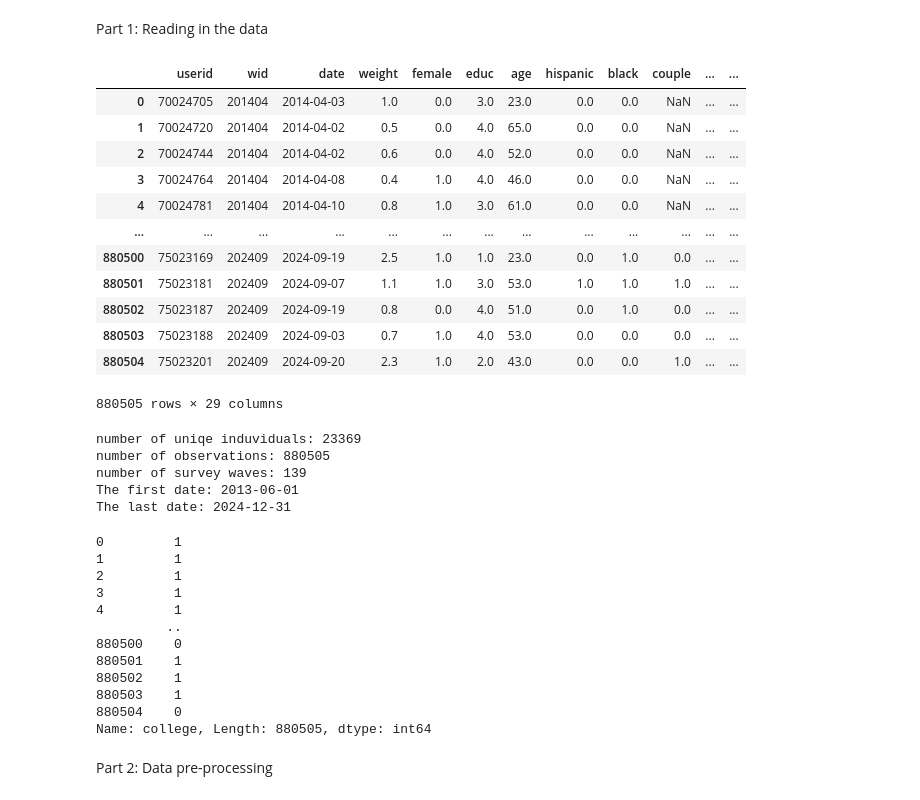
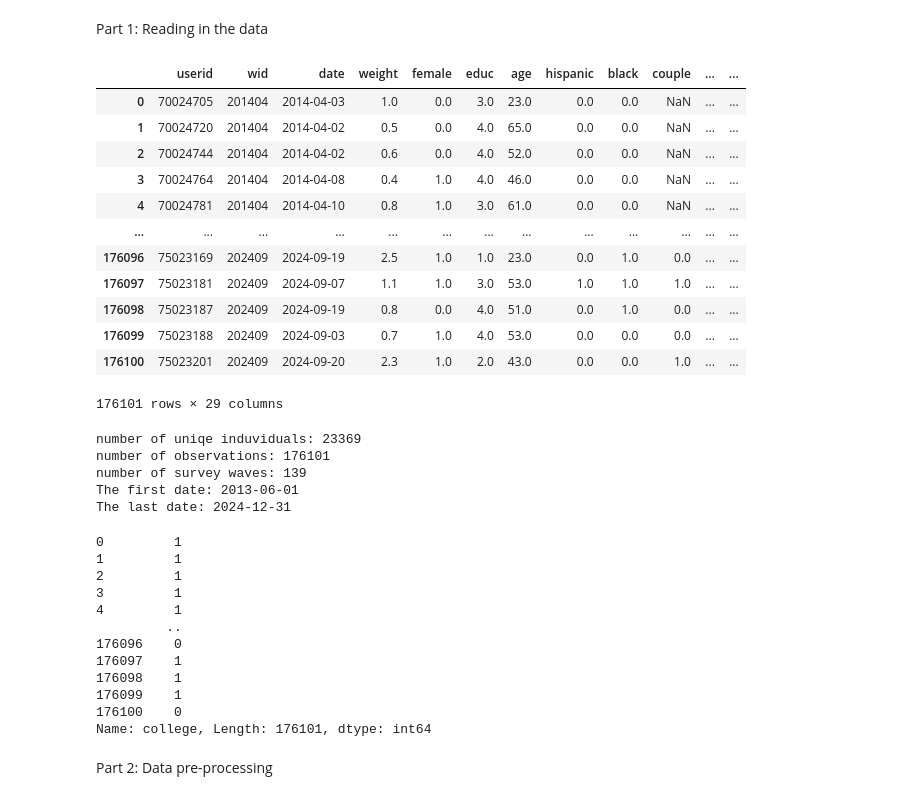
Before and after one commit to Sophiabevers/TECH2-Group-term-paper, a Jupyter notebook: Termpaper final.ipynb, the cells around one changed output. Cells and saved outputs as stored; diff of their text form; code cells hidden in the pictures.

```diff
--- a/Termpaper final.ipynb
+++ b/Termpaper final.ipynb
@@ -7,26 +7,28 @@ import glob
 Part 1:
 Reading in the data
 # %%
-
+#read in files using glob library and for loop
+files = glob.glob('../TECH2-GROUP-TERM-PAPER/data/*.csv')
+dfs = []
 for file in files:
     df = pd.read_csv(file, sep= ';', parse_dates = ['date'])
     dfs.append(df)
 df = pd.concat(dfs, ignore_index = True)
 df
 # %% [output]
 |  | userid | wid | date | weight | female | educ | age | hispanic | black | couple | ... | ... |
 | 0 | 70024705 | 201404 | 2014-04-03 | 1.0 | 0.0 | 3.0 | 23.0 | 0.0 | 0.0 | NaN | ... | ... |
 | 1 | 70024720 | 201404 | 2014-04-02 | 0.5 | 0.0 | 4.0 | 65.0 | 0.0 | 0.0 | NaN | ... | ... |
 | 2 | 70024744 | 201404 | 2014-04-02 | 0.6 | 0.0 | 4.0 | 52.0 | 0.0 | 0.0 | NaN | ... | ... |
 | 3 | 70024764 | 201404 | 2014-04-08 | 0.4 | 1.0 | 4.0 | 46.0 | 0.0 | 0.0 | NaN | ... | ... |
 | 4 | 70024781 | 201404 | 2014-04-10 | 0.8 | 1.0 | 3.0 | 61.0 | 0.0 | 0.0 | NaN | ... | ... |
 | ... | ... | ... | ... | ... | ... | ... | ... | ... | ... | ... | ... | ... |
-| 880500 | 75023169 | 202409 | 2024-09-19 | 2.5 | 1.0 | 1.0 | 23.0 | 0.0 | 1.0 | 0.0 | ... | ... |
-| 880501 | 75023181 | 202409 | 2024-09-07 | 1.1 | 1.0 | 3.0 | 53.0 | 1.0 | 1.0 | 1.0 | ... | ... |
-| 880502 | 75023187 | 202409 | 2024-09-19 | 0.8 | 0.0 | 4.0 | 51.0 | 0.0 | 1.0 | 0.0 | ... | ... |
-| 880503 | 75023188 | 202409 | 2024-09-03 | 0.7 | 1.0 | 4.0 | 53.0 | 0.0 | 0.0 | 0.0 | ... | ... |
-| 880504 | 75023201 | 202409 | 2024-09-20 | 2.3 | 1.0 | 2.0 | 43.0 | 0.0 | 0.0 | 1.0 | ... | ... |
+| 176096 | 75023169 | 202409 | 2024-09-19 | 2.5 | 1.0 | 1.0 | 23.0 | 0.0 | 1.0 | 0.0 | ... | ... |
+| 176097 | 75023181 | 202409 | 2024-09-07 | 1.1 | 1.0 | 3.0 | 53.0 | 1.0 | 1.0 | 1.0 | ... | ... |
+| 176098 | 75023187 | 202409 | 2024-09-19 | 0.8 | 0.0 | 4.0 | 51.0 | 0.0 | 1.0 | 0.0 | ... | ... |
+| 176099 | 75023188 | 202409 | 2024-09-03 | 0.7 | 1.0 | 4.0 | 53.0 | 0.0 | 0.0 | 0.0 | ... | ... |
+| 176100 | 75023201 | 202409 | 2024-09-20 | 2.3 | 1.0 | 2.0 | 43.0 | 0.0 | 0.0 | 1.0 | ... | ... |
-880505 rows × 29 columns
+176101 rows × 29 columns
 # %%
 print(f'number of uniqe induviduals:', df['userid'].nunique())
 print(f'number of observations:', len(df))
@@ -35,7 +37,7 @@ print(f'The first date:', df['date'].min().date())
 print(f'The last date:', df['date'].max().date())
 # %% [output]
 number of uniqe induviduals: 23369
-number of observations: 880505
+number of observations: 176101
 number of survey waves: 139
 The first date: 2013-06-01
 The last date: 2024-12-31
@@ -51,12 +53,12 @@ df['college']
 3         1
 4         1
          ..
-880500    0
-880501    1
-880502    1
-880503    1
-880504    0
-Name: college, Length: 880505, dtype: int64
+176096    0
+176097    1
+176098    1
+176099    1
+176100    0
+Name: college, Length: 176101, dtype: int64
 # %%
 columnsnum = ['num_lit_q1_correct' ,
  'num_lit_q2_correct',
```
Also changed, not shown: parts of 2 cells of this notebook, 2 other files.
